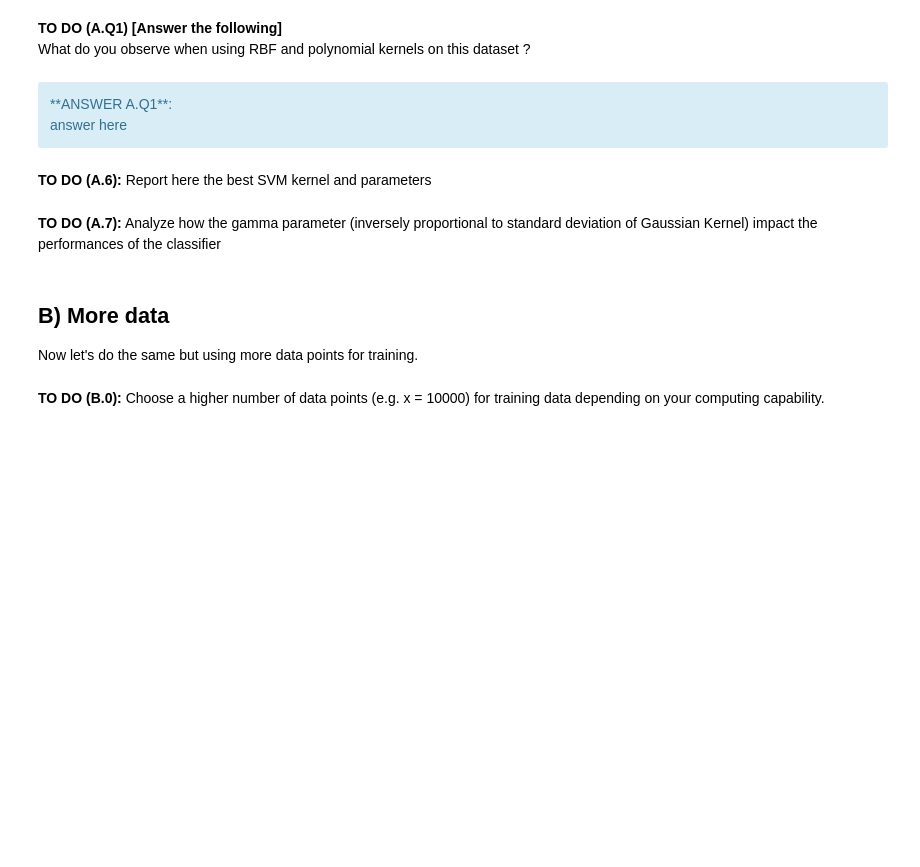
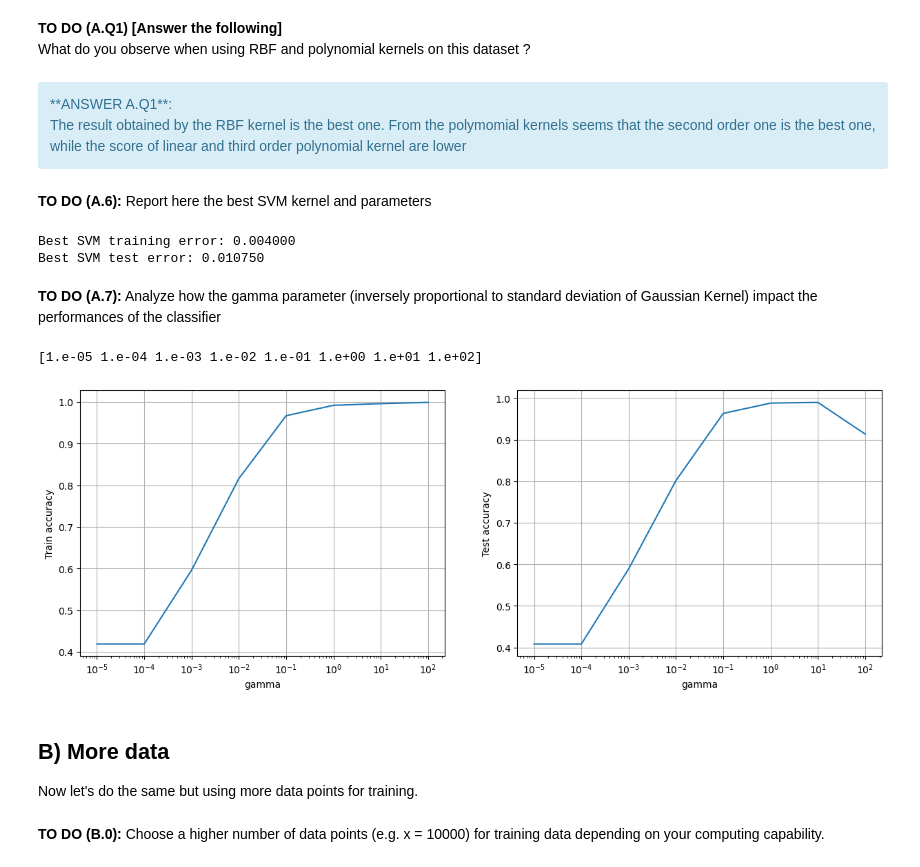
Before and after one commit to vepe99/MachineLearning22_PhysicsofData, a Jupyter notebook: LAB2/Viterbo_Giuseppe_LAB2.ipynb, the cells around one changed output. Cells and saved outputs as stored; diff of their text form; code cells hidden in the pictures; blank space fills up the shorter version.

```diff
--- a/LAB2/Viterbo_Giuseppe_LAB2.ipynb
+++ b/LAB2/Viterbo_Giuseppe_LAB2.ipynb
@@ -167,14 +174,20 @@ parameters = {'C': [0.01, 0.1, 1],'gamma':[0.01,0.1,1.]}
 #run SVM with poly of degree 2 kernel
 
 # ADD YOUR CODE
+degree = 2
+svc = SVC(kernel = 'poly', degree = degree)
+clf_poly2 = GridSearchCV(svc, parameters, cv=4)
+
+clf_poly2.fit(X_train, y_train)
+
 
 print ('RESULTS FOR POLY DEGREE=2 KERNEL')
 
-print("Best parameters set found:")
+print("Best parameters set found:", clf_poly2.best_params_,'\n')
 # ADD YOUR CODE
 
-print("Score with best parameters:")
+print("Score with best parameters:", clf_poly2.best_score_,'\n')
 # ADD YOUR CODE
 
-print("\nAll scores on the grid:")
+print("\nAll scores on the grid:", clf_poly2.cv_results_['mean_test_score'], '\n')
 # ADD YOUR CODE
@@ -188,14 +209,19 @@ parameters = {'C': [0.01, 0.1, 1],'gamma':[0.01,0.1, 1]}
 degree = 3
 
 # ADD YOUR CODE
+svc = SVC(kernel = 'poly', degree = degree)
+clf_poly3 = GridSearchCV(svc, parameters, cv=4)
+
+clf_poly3.fit(X_train, y_train)
+
 
 print ('RESULTS FOR POLY DEGREE=', degree, ' KERNEL')
 
-print("Best parameters set found:")
+print("Best parameters set found:", clf_poly3.best_params_,'\n')
 # ADD YOUR CODE
 
-print("Score with best parameters:")
+print("Score with best parameters:", clf_poly3.best_score_,'\n')
 # ADD YOUR CODE
 
-print("\nAll scores on the grid:")
+print("\nAll scores on the grid:", clf_poly3.cv_results_['mean_test_score'], '\n')
 # ADD YOUR CODE
@@ -208,14 +242,18 @@ parameters = {'C': [0.1, 1, 10, 100],'gamma':[0.001, 0.01, 0.1,1]}
 #run SVM with rbf kernel
 
 # ADD YOUR CODE
+svc = SVC(kernel = 'rbf')
+clf_rbf = GridSearchCV(svc, parameters, cv = 4)
+
+clf_rbf.fit(X_train, y_train)
 
 print ('RESULTS FOR rbf KERNEL')
 
-print("Best parameters set found:")
+print("Best parameters set found:", clf_rbf.best_params_,'\n')
 # ADD YOUR CODE
 
-print("Score with best parameters:")
+print("Score with best parameters:", clf_rbf.best_score_,'\n')
 # ADD YOUR CODE
 
-print("\nAll scores on the grid:")
+print("\nAll scores on the grid:", clf_rbf.cv_results_['mean_test_score'], '\n')
 # ADD YOUR CODE
@@ -222,55 +269,73 @@ print("\nAll scores on the grid:")
 # %% [markdown]
 **TO DO (A.Q1) [Answer the following]** <br>
 What do you observe when using RBF and polynomial kernels on this dataset ?
-# %% [markdown]
-<div class="alert alert-block alert-info">
-    **ANSWER A.Q1**:<br>
-answer here
-    </div>
+# %% [markdown]
+<div class="alert alert-block alert-info">
+    **ANSWER A.Q1**:<br>
+The result obtained by the RBF kernel is the best one. From the polymomial kernels seems that the second order one is the best one, while the score of linear and third order polynomial kernel are lower
+    </div>
 # %% [markdown]
 **TO DO (A.6):** Report here the best SVM kernel and parameters
 # %%
 #get training and test error for the best SVM model from CV
-best_SVM = # USE YOUR OPTIMAL PARAMETERS
+best_SVM = clf_rbf # USE YOUR OPTIMAL PARAMETERS
 
 # ADD YOUR CODE
 # (error is 1 - svm.score)
-training_error = # ADD YOUR CODE
-test_error = # ADD YOUR CODE
+training_error = 1 - best_SVM.score(X_train, y_train)# ADD YOUR CODE
+test_error = 1 - best_SVM.score(X_test,y_test) # ADD YOUR CODE
 print ("Best SVM training error: %f" % training_error)
 print ("Best SVM test error: %f" % test_error)
+# %% [output]
+Best SVM training error: 0.004000
+Best SVM test error: 0.010750
 # %% [markdown]
 **TO DO (A.7):** Analyze how the gamma parameter (inversely proportional to standard deviation of Gaussian Kernel) impact the performances of the classifier
 # %%
 #Test with different values of gamma
 
 gamma_values = np.logspace(-5,2,8)
 print(gamma_values)
 # use rbf kernel and C=1
 train_acc_list, test_acc_list = [], []
 
 
 # ADD YOUR CODE TO TRAIN THE SVM MULTIPLE TIMES WITH THE DIFFERENT VALUES OF GAMMA
 # PLACE THE TRAIN AND TEST ACCURACY FOR EACH TEST IN THE TRAIN AND TEST ACCURACY LISTS
+parameters = {'C': [0.1, 1, 10, 100],'gamma':[0.001, 0.01, 0.1,1]}
+
+for i in gamma_values:
+    parameters = {'C': [1],'gamma':[i]}
+    svc = SVC(kernel = 'rbf')
+    clf_rbf = GridSearchCV(svc, parameters, cv = 4)
+    clf_rbf.fit(X_train, y_train)
+
+    train_acc_list.append(clf_rbf.score(X_train, y_train))
+    test_acc_list.append(clf_rbf.score(X_test, y_test))
+
+
 
 
 # Plot
 fig, ax = plt.subplots(1,2, figsize=(15,5))
 
 ax[0].plot(gamma_values, train_acc_list)
 ax[0].set_xscale('log')
 ax[0].set_xlabel('gamma')
 ax[0].set_ylabel('Train accuracy')
 ax[0].grid(True)
 
 ax[1].plot(gamma_values, test_acc_list)
 ax[1].set_xscale('log')
 ax[1].set_xlabel('gamma')
 ax[1].set_ylabel('Test accuracy')
 ax[1].grid(True)
 
 
 plt.show()
+# %% [output]
+[1.e-05 1.e-04 1.e-03 1.e-02 1.e-01 1.e+00 1.e+01 1.e+02]
+[figure, added]
 # %% [markdown]
 ## B) More data
 Now let's do the same but using more data points for training.
```
Also changed, not shown: parts of 18 cells of this notebook, 1 other file.
